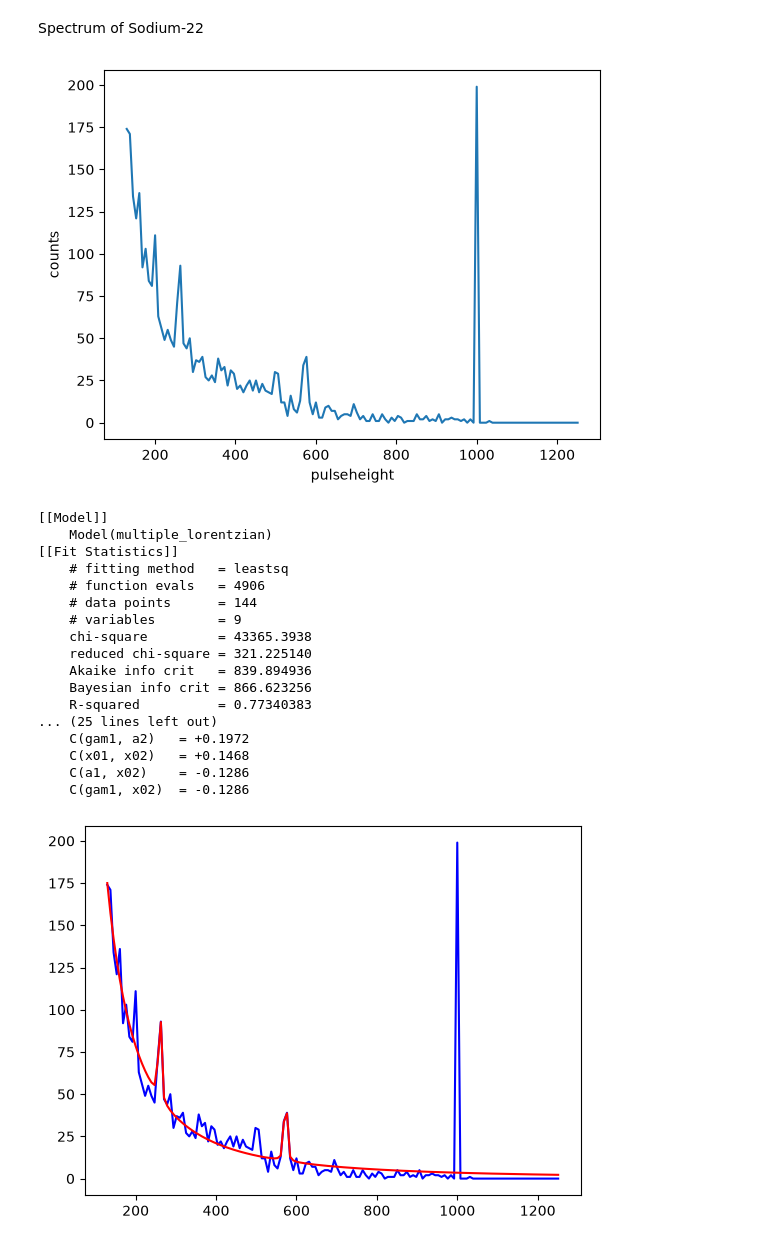
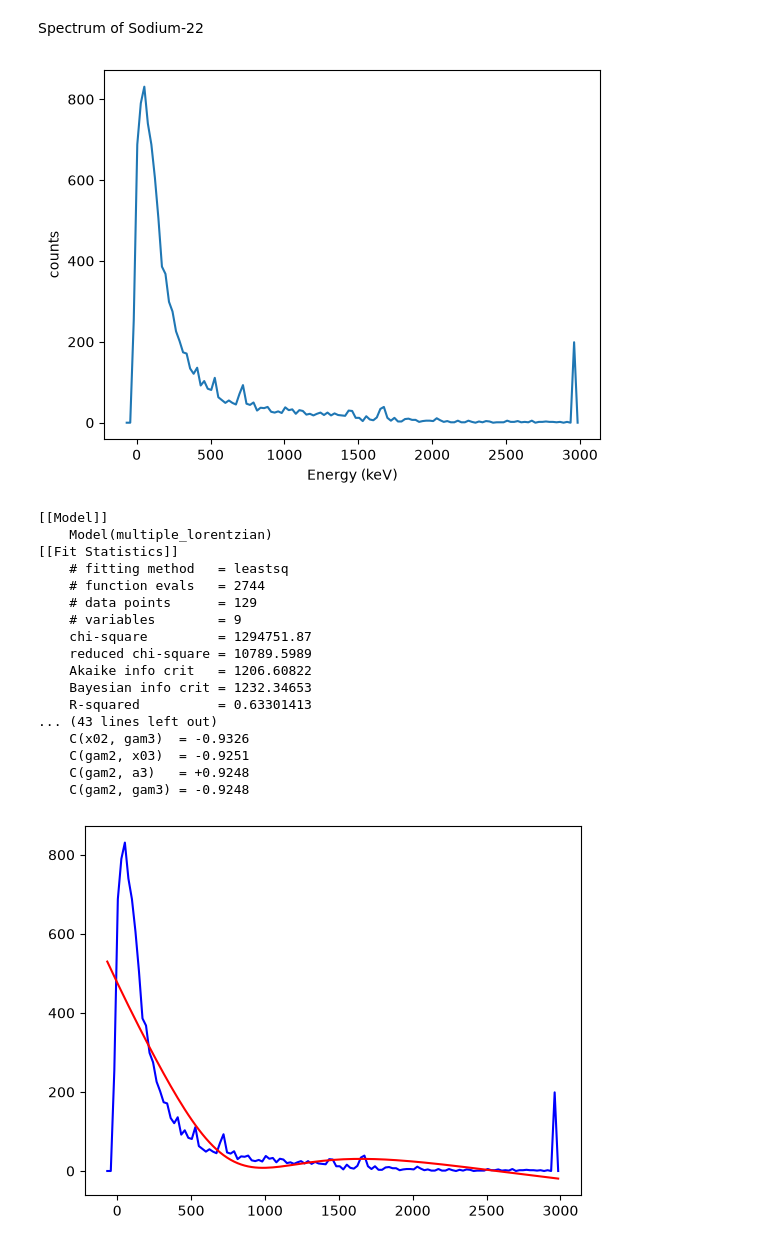
Before and after one commit to AmbervanEenennaam/practicum, a Jupyter notebook: experiment_paddenstoelen.ipynb, the cells around one changed output. Drawn from its saved outputs; the diff is of its cells as text; code cells hidden in the pictures.

```diff
--- a/experiment_paddenstoelen.ipynb
+++ b/experiment_paddenstoelen.ipynb
@@ -21,17 +21,31 @@ with open("spectrum_paddenstoelen_231126.csv", "r") as file:
 # %%
 pulseheight = []
 counts = []
-for i in range(16, 160):
+for i in range(129):
     if full_pulseheight[i] > 0:
         pulseheight.append(full_pulseheight[i])
         counts.append(full_counts[i])
+# %%
+# h to E
+a = 0.3289253213202916
+a_err = 0.04530554546847939
+b = 26.031476080458457
+
+def h_to_E(x):
+    x_array = np.array(x)
+
+    y = 1/a * x_array - b/a
+    y_list = list(y)
+    return y_list
 # %%
-plt.plot(pulseheight, counts)
-plt.xlabel("pulseheight")
+Energy = h_to_E(pulseheight)
+
+plt.plot(Energy, counts)
+plt.xlabel("Energy (keV)")
 plt.ylabel("counts")
 plt.show()
 # %% [output]
-[figure, old version]
+[figure, new version]
 # %%
 def lorentzian(x, x0, a, gam ):
   return a * gam**2 / ( gam**2 + ( x - x0 )**2)
@@ -40,7 +54,7 @@ def multiple_lorentzian(x, x01, a1, gam1, x02, a2, gam2, x03, a3, gam3):#, x04,
     return lorentzian(x, x01, a1, gam1) + lorentzian(x, x02, a2, gam2) + lorentzian(x, x03, a3, gam3) #+ lorentzian(x, x04, a4, gam4)
 # %%
 spectrum = models.Model(multiple_lorentzian)
-fit_result = spectrum.fit(counts, x=pulseheight, x01=220, a1=200, gam1=10, x02=600, a2=200, gam2=10, x03=260, a3=200, gam3=10)
+fit_result = spectrum.fit(counts, x=Energy, x01=650, a1=100, gam1=10, x02=1650, a2=200, gam2=10, x03=650, a3=100, gam3=10)
 
 print(fit_result.fit_report())
 # %% [output]
@@ -48,23 +62,23 @@ print(fit_result.fit_report())
     Model(multiple_lorentzian)
 [[Fit Statistics]]
     # fitting method   = leastsq
-    # function evals   = 4906
-    # data points      = 144
+    # function evals   = 2744
+    # data points      = 129
     # variables        = 9
-    chi-square         = 43365.3938
-    reduced chi-square = 321.225140
-    Akaike info crit   = 839.894936
-    Bayesian info crit = 866.623256
-    R-squared          = 0.77340383
-... (25 lines left out)
-    C(gam1, a2)   = +0.1972
-    C(x01, x02)   = +0.1468
-    C(a1, x02)    = -0.1286
-    C(gam1, x02)  = -0.1286
+    chi-square         = 1294751.87
+    reduced chi-square = 10789.5989
+    Akaike info crit   = 1206.60822
+    Bayesian info crit = 1232.34653
+    R-squared          = 0.63301413
+... (43 lines left out)
+    C(x02, gam3)  = -0.9326
+    C(gam2, x03)  = -0.9251
+    C(gam2, a3)   = +0.9248
+    C(gam2, gam3) = -0.9248
 # %%
-plt.plot(pulseheight, counts, 'b-')
-plt.plot(pulseheight, fit_result.best_fit, 'r-')
+plt.plot(Energy, counts, 'b-')
+plt.plot(Energy, fit_result.best_fit, 'r-')
 
 plt.show()
 # %% [output]
-[figure, old version]
+[figure, new version]
```
Also changed, not shown: parts of 7 cells of this notebook, 3 other files.
